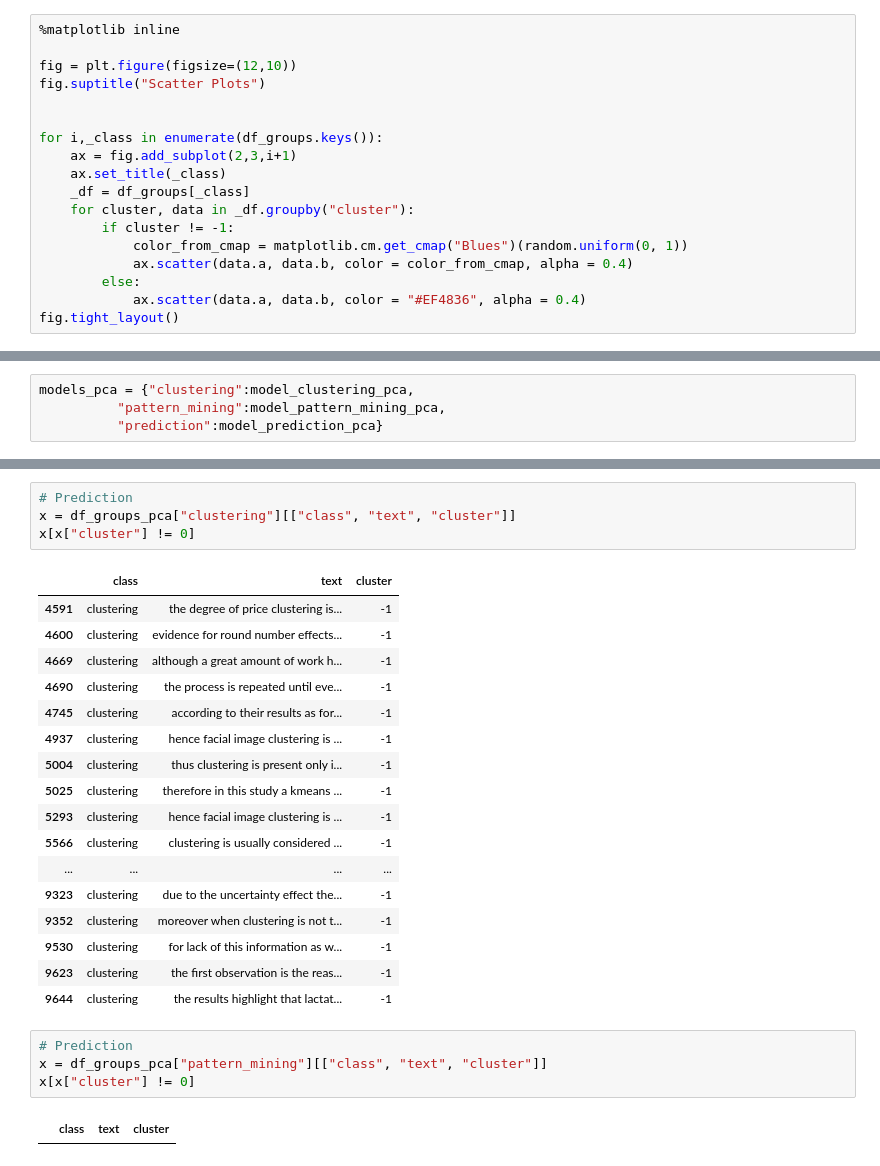
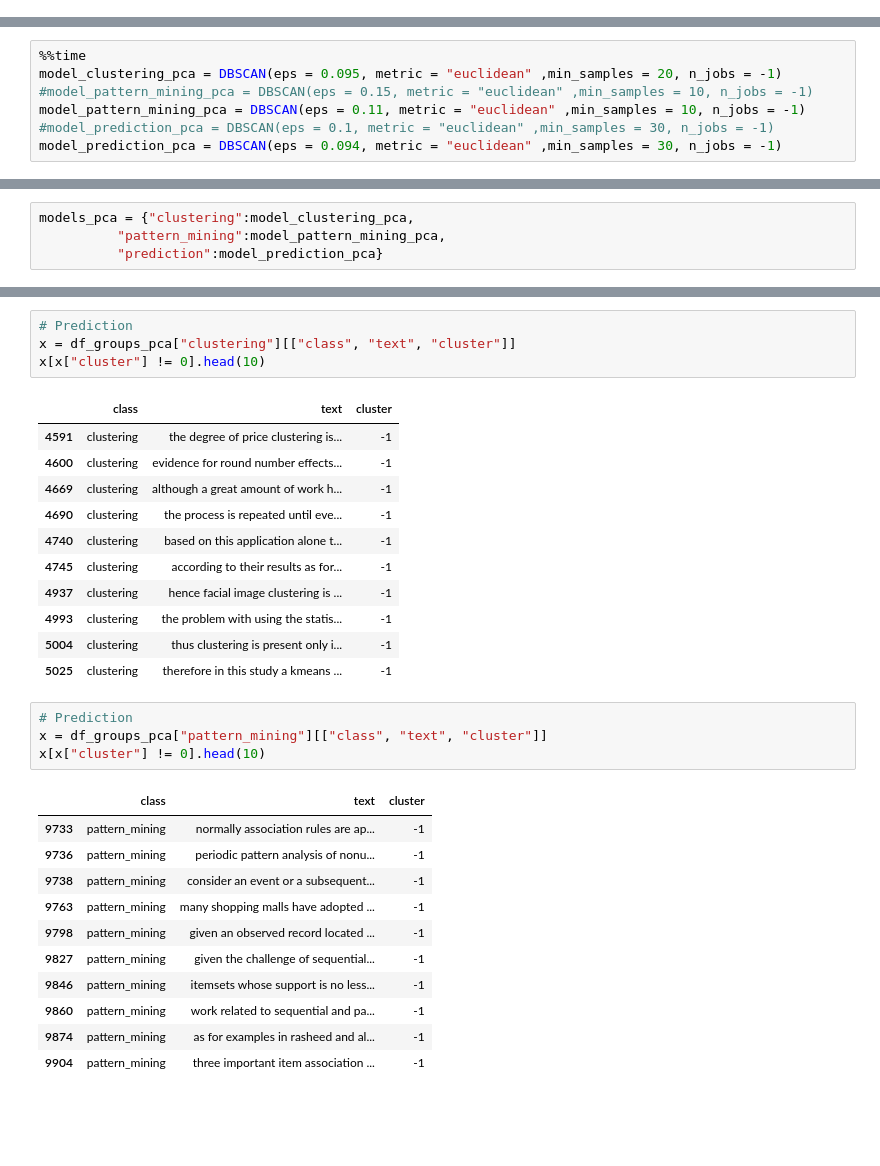
Before and after one commit to rsmttud/Recommender-System, a Jupyter notebook: notebooks/Noisy Clustering.ipynb, the cells around one changed output, grey strips where cells are left out. Saved outputs shown, nothing was run; the diff lists cells and outputs as text; blank space fills up the shorter version.

```diff
--- a/notebooks/Noisy Clustering.ipynb
+++ b/notebooks/Noisy Clustering.ipynb
@@ -396,21 +396,3 @@ for i,_class in enumerate(df_groups.keys()):
 fig.tight_layout()
 # %% [output]
 [figure]
-# %%
-%matplotlib inline
-
-fig = plt.figure(figsize=(12,10))
-fig.suptitle("Scatter Plots")
-
-
-for i,_class in enumerate(df_groups.keys()):
-    ax = fig.add_subplot(2,3,i+1)
-    ax.set_title(_class)
-    _df = df_groups[_class]
-    for cluster, data in _df.groupby("cluster"):
-        if cluster != -1:
-            color_from_cmap = matplotlib.cm.get_cmap("Blues")(random.uniform(0, 1))
-            ax.scatter(data.a, data.b, color = color_from_cmap, alpha = 0.4)
-        else:
-            ax.scatter(data.a, data.b, color = "#EF4836", alpha = 0.4)
-fig.tight_layout()
@@ -432,0 +421,7 @@ Wall time: 20 µs
+# %%
+%%time
+model_clustering_pca = DBSCAN(eps = 0.095, metric = "euclidean" ,min_samples = 20, n_jobs = -1)
+#model_pattern_mining_pca = DBSCAN(eps = 0.15, metric = "euclidean" ,min_samples = 10, n_jobs = -1)
+model_pattern_mining_pca = DBSCAN(eps = 0.11, metric = "euclidean" ,min_samples = 10, n_jobs = -1)
+#model_prediction_pca = DBSCAN(eps = 0.1, metric = "euclidean" ,min_samples = 30, n_jobs = -1)
+model_prediction_pca = DBSCAN(eps = 0.094, metric = "euclidean" ,min_samples = 30, n_jobs = -1)
@@ -462,31 +460,35 @@ Wall time: 4.71 s
 # %%
 # Prediction
 x = df_groups_pca["clustering"][["class", "text", "cluster"]]
-x[x["cluster"] != 0]
+x[x["cluster"] != 0].head(10)
 # %% [output]
 |  | class | text | cluster |
 | 4591 | clustering | the degree of price clustering is... | -1 |
 | 4600 | clustering | evidence for round number effects... | -1 |
 | 4669 | clustering | although a great amount of work h... | -1 |
 | 4690 | clustering | the process is repeated until eve... | -1 |
+| 4740 | clustering | based on this application alone t... | -1 |
 | 4745 | clustering | according to their results as for... | -1 |
 | 4937 | clustering | hence facial image clustering is ... | -1 |
+| 4993 | clustering | the problem with using the statis... | -1 |
 | 5004 | clustering | thus clustering is present only i... | -1 |
 | 5025 | clustering | therefore in this study a kmeans ... | -1 |
-| 5293 | clustering | hence facial image clustering is ... | -1 |
-| 5566 | clustering | clustering is usually considered ... | -1 |
-| ... | ... | ... | ... |
-| 9323 | clustering | due to the uncertainty effect the... | -1 |
-| 9352 | clustering | moreover when clustering is not t... | -1 |
-| 9530 | clustering | for lack of this information as w... | -1 |
-| 9623 | clustering | the first observation is the reas... | -1 |
-| 9644 | clustering | the results highlight that lactat... | -1 |
 # %%
 # Prediction
 x = df_groups_pca["pattern_mining"][["class", "text", "cluster"]]
-x[x["cluster"] != 0]
+x[x["cluster"] != 0].head(10)
 # %% [output]
 |  | class | text | cluster |
+| 9733 | pattern_mining | normally association rules are ap... | -1 |
+| 9736 | pattern_mining | periodic pattern analysis of nonu... | -1 |
+| 9738 | pattern_mining | consider an event or a subsequent... | -1 |
+| 9763 | pattern_mining | many shopping malls have adopted ... | -1 |
+| 9798 | pattern_mining | given an observed record located ... | -1 |
+| 9827 | pattern_mining | given the challenge of sequential... | -1 |
+| 9846 | pattern_mining | itemsets whose support is no less... | -1 |
+| 9860 | pattern_mining | work related to sequential and pa... | -1 |
+| 9874 | pattern_mining | as for examples in rasheed and al... | -1 |
+| 9904 | pattern_mining | three important item association ... | -1 |
 # %%
 # Prediction
 x = df_groups_pca["prediction"][["class", "text", "cluster"]]
```
Also changed, not shown: parts of 15 cells of this notebook.
